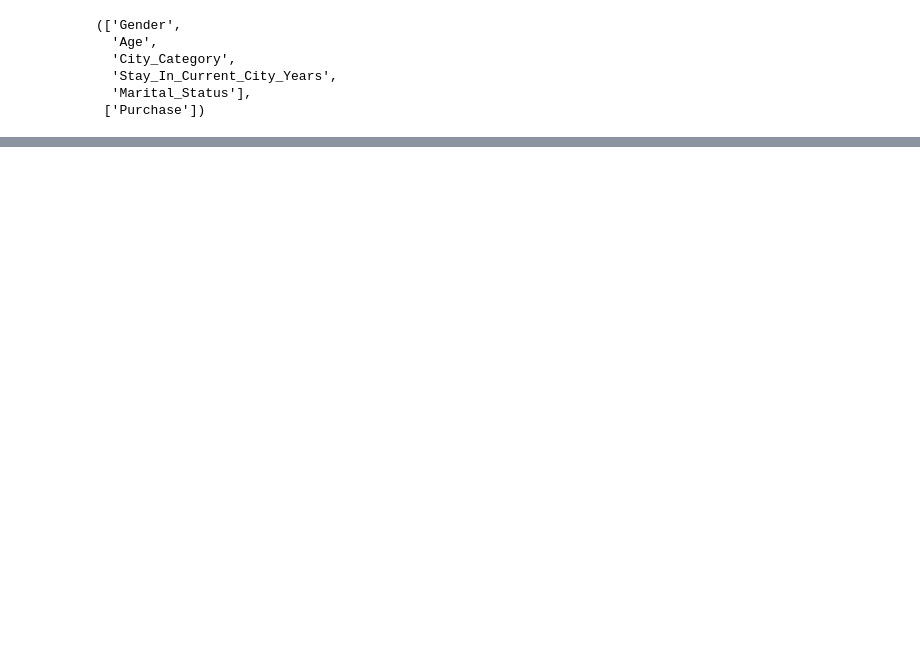
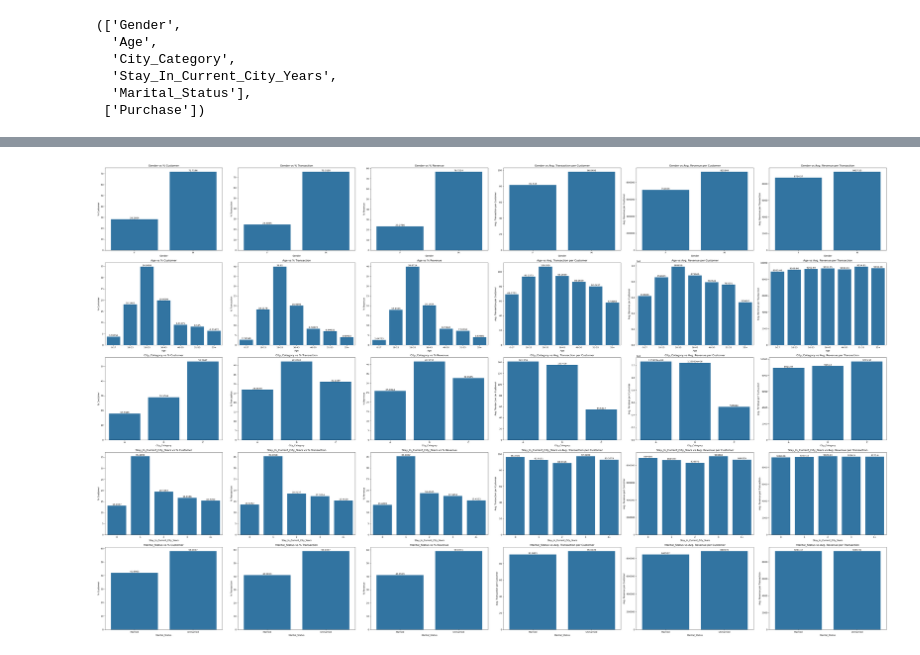
Before and after one commit to lsp-sandeep/ScalerDSML, a Jupyter notebook: Walmart/exploratory_analysis.ipynb, the cells around one changed output, grey strips where cells are left out. Saved outputs shown, nothing was run; the diff lists cells and outputs as text; code cells hidden in the pictures; blank space fills up the shorter version.

Commit message:
performed univariate analysis, insights pending

```diff
--- a/Walmart/exploratory_analysis.ipynb
+++ b/Walmart/exploratory_analysis.ipynb
@@ -321,0 +320,14 @@ categorical_columns, numerical_columns
+# %%
+base_aggs = {
+    '# Customer': ('User_ID', 'nunique'),
+    '# Transaction': ('Transaction_ID', 'count'),
+    '$ Revenue': ('Purchase', 'sum')
+}
+
+custom_aggs = {
+    '%': {'# Customer', '# Transaction', '$ Revenue'},
+    'Avg.': {
+        '# Transaction': ['# Customer'],
+        '$ Revenue': ['# Customer', '# Transaction']
+    }
+}
@@ -321,0 +378,19 @@ categorical_columns, numerical_columns
+# %%
+r, c = get_size(categorical_columns), get_size(custom_aggs)
+
+fig, axes = plt.subplots(r, c, figsize=(r*10, c*5))
+
+for i, column in enumerate(categorical_columns):
+    agg_data = get_agg_data(analysis_data, column)
+    agg_columns = [agg_column for agg_column in agg_data.columns.tolist() if agg_column != column]
+    for j, agg_column in enumerate(agg_columns):
+        sns.barplot(data=agg_data, x=column, y=agg_column, ax=axes[i][j])
+        axes[i][j].set_title(f'{column} vs {agg_column}')
+        axes[i][j].set_xlabel(column)
+        axes[i][j].set_ylabel(agg_column)
+        axes[i][j].bar_label(axes[i][j].containers[0])
+
+plt.tight_layout()
+plt.show()
+# %% [output]
+[figure, added]
```
Also changed, not shown: parts of 7 cells of this notebook, 1 other file.
